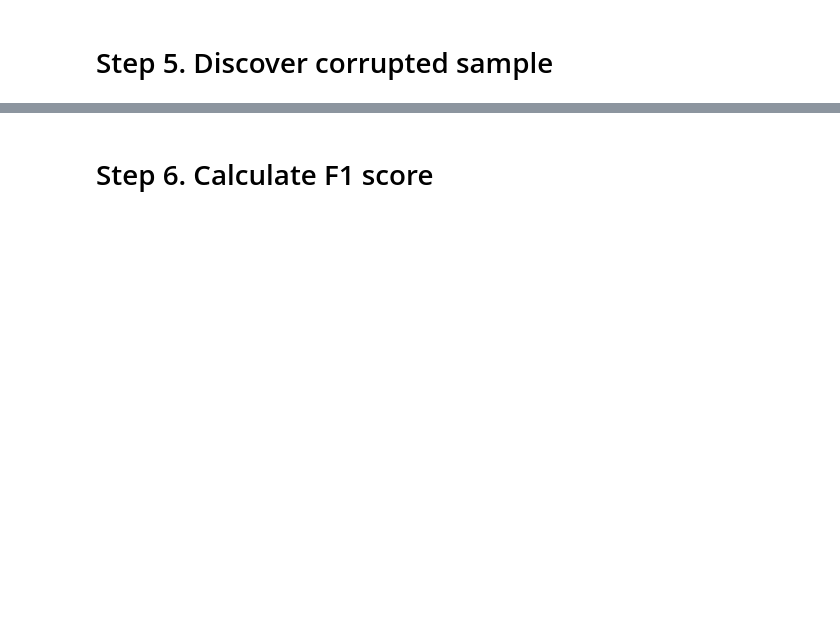
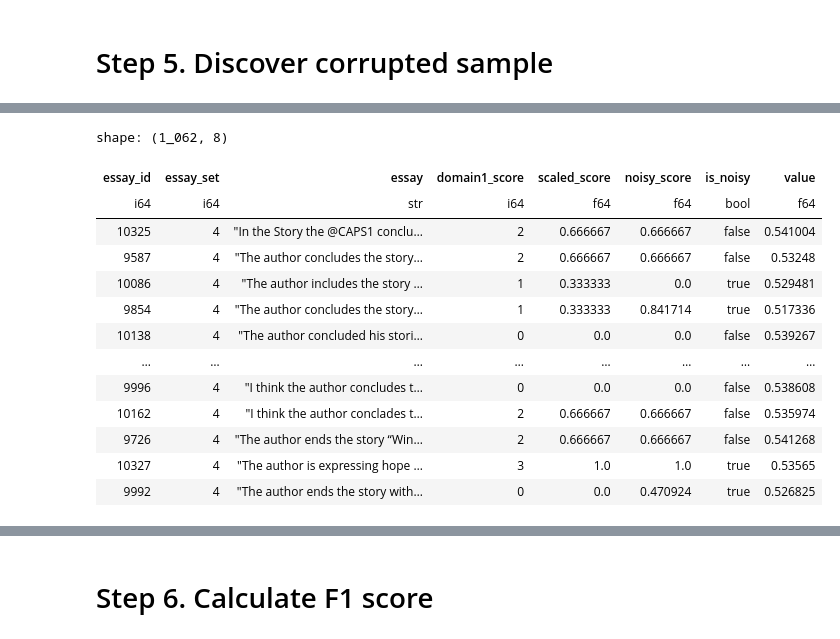
Before and after one commit to takumi0shibata/data-valuation, a Jupyter notebook: examples/noise_detection.ipynb, the cells around one changed output, grey strips where cells are left out. Saved outputs shown, nothing was run; the diff lists cells and outputs as text; code cells hidden in the pictures; blank space fills up the shorter version.

```diff
--- a/examples/noise_detection.ipynb
+++ b/examples/noise_detection.ipynb
@@ -220,3 +195,23 @@ shape: (1_069, 8)
+# %%
+# Load the estimated values as DataFrame
+value_df = pl.read_csv(f'./output_files/estimated_values_{PROMPT_ID}.csv').rename({'sample_id': 'essay_id'})
+train_data = train_data.join(value_df, on='essay_id', how='left')
+train_data
+# %% [output]
+shape: (1_062, 8)
+| essay_id | essay_set | essay | domain1_score | scaled_score | noisy_score | is_noisy | value |
+| i64 | i64 | str | i64 | f64 | f64 | bool | f64 |
+| 10325 | 4 | "In the Story the @CAPS1 conclu… | 2 | 0.666667 | 0.666667 | false | 0.541004 |
+| 9587 | 4 | "The author concludes the story… | 2 | 0.666667 | 0.666667 | false | 0.53248 |
+| 10086 | 4 | "The author includes the story … | 1 | 0.333333 | 0.0 | true | 0.529481 |
+| 9854 | 4 | "The author concludes the story… | 1 | 0.333333 | 0.841714 | true | 0.517336 |
+| 10138 | 4 | "The author concluded his stori… | 0 | 0.0 | 0.0 | false | 0.539267 |
+| … | … | … | … | … | … | … | … |
+| 9996 | 4 | "I think the author concludes t… | 0 | 0.0 | 0.0 | false | 0.538608 |
+| 10162 | 4 | "I think the author conclades t… | 2 | 0.666667 | 0.666667 | false | 0.535974 |
+| 9726 | 4 | "The author ends the story “Win… | 2 | 0.666667 | 0.666667 | false | 0.541268 |
+| 10327 | 4 | "The author is expressing hope … | 3 | 1.0 | 1.0 | true | 0.53565 |
+| 9992 | 4 | "The author ends the story with… | 0 | 0.0 | 0.470924 | true | 0.526825 |
 # %%
 import matplotlib.pyplot as plt
 
```
Also changed, not shown: parts of 13 cells of this notebook, 3 other files.
